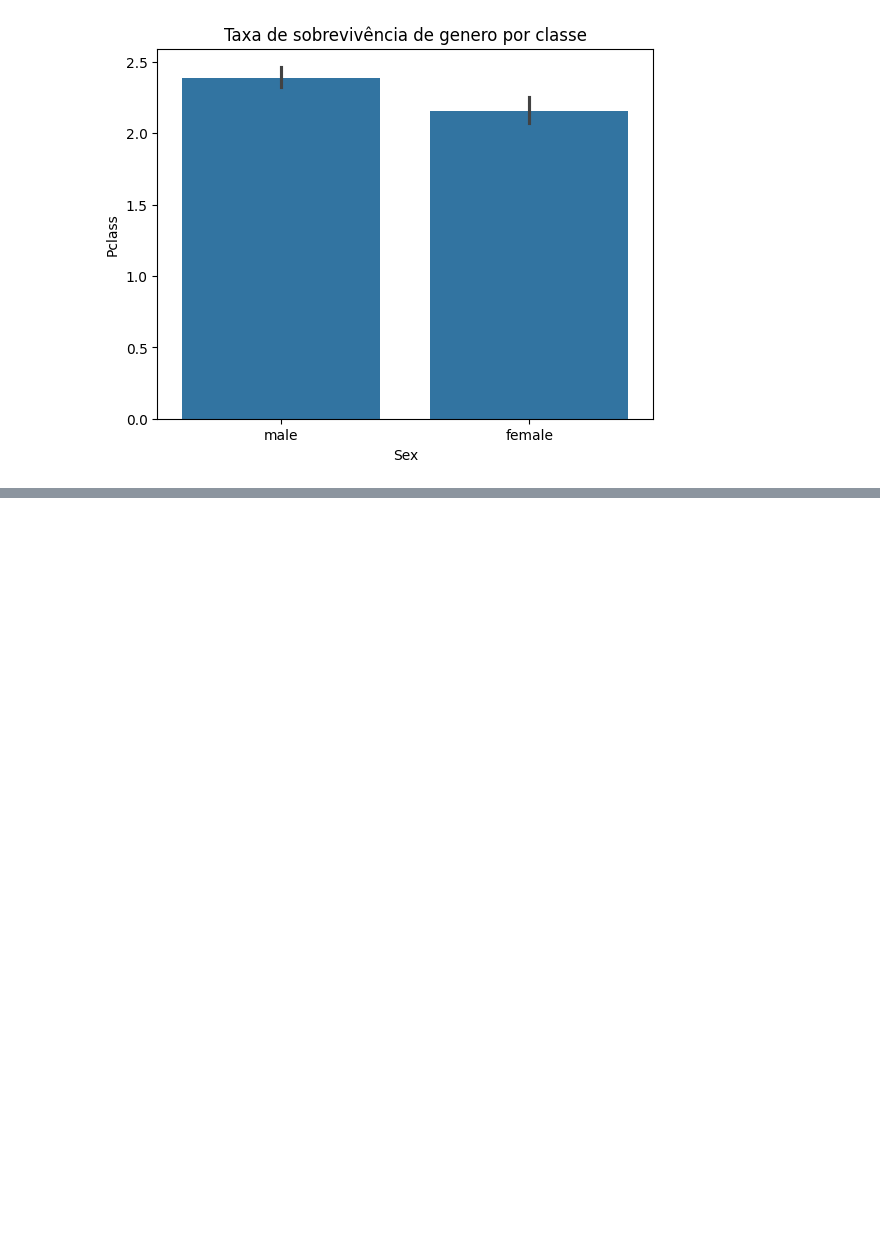
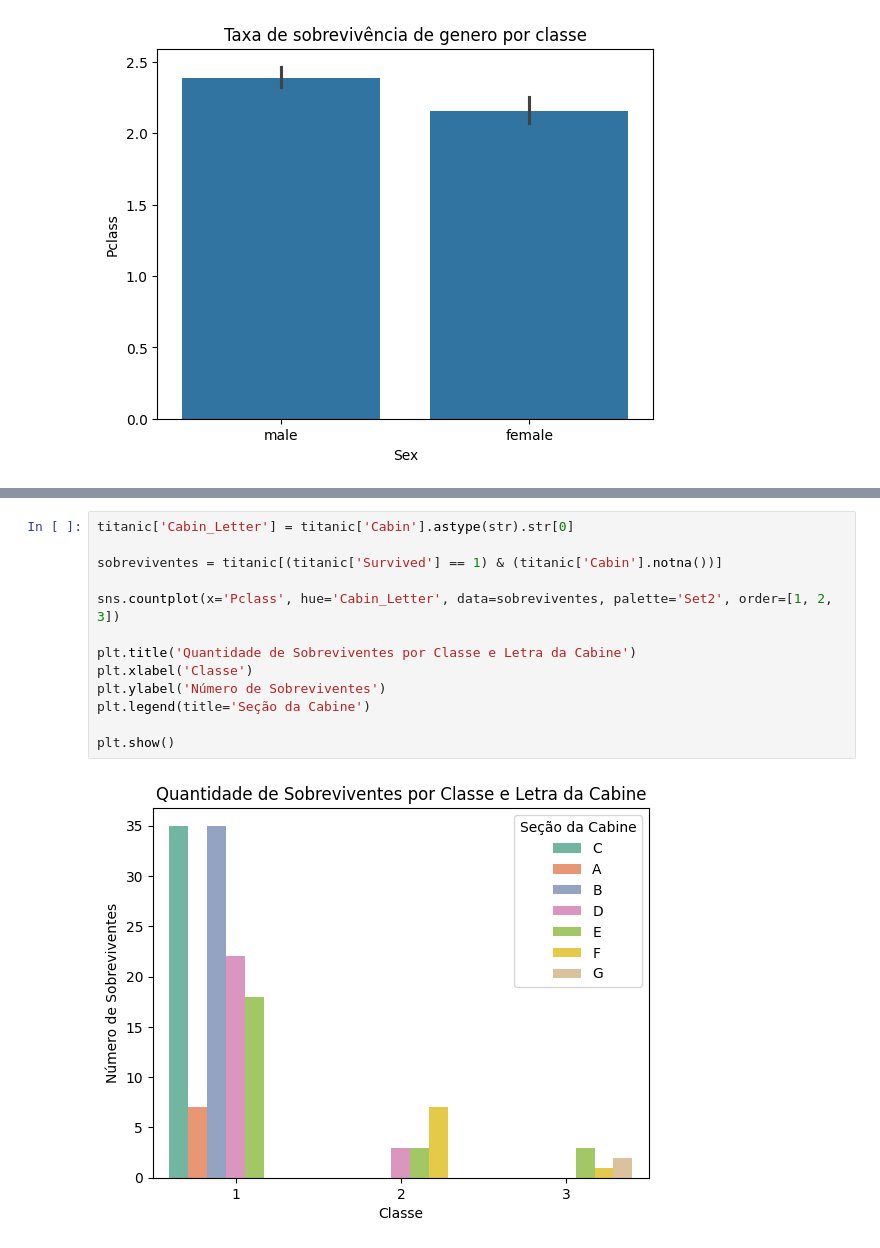
Before and after one commit to Guilherme0202PM/A, a Jupyter notebook: Titanic.ipynb, the cells around one changed output, grey strips where cells are left out. Cells and saved outputs as stored; diff of their text form; blank space fills up the shorter version.

```diff
--- a/Titanic.ipynb
+++ b/Titanic.ipynb
@@ -189,0 +210,15 @@ The `ci` parameter is deprecated. Use `errorbar=None` for the same effect.
+# %%
+titanic['Cabin_Letter'] = titanic['Cabin'].astype(str).str[0]
+
+sobreviventes = titanic[(titanic['Survived'] == 1) & (titanic['Cabin'].notna())]
+
+sns.countplot(x='Pclass', hue='Cabin_Letter', data=sobreviventes, palette='Set2', order=[1, 2, 3])
+
+plt.title('Quantidade de Sobreviventes por Classe e Letra da Cabine')
+plt.xlabel('Classe')
+plt.ylabel('Número de Sobreviventes')
+plt.legend(title='Seção da Cabine')
+
+plt.show()
+# %% [output]
+[figure, added]
```
Also changed, not shown: parts of 4 cells of this notebook.
